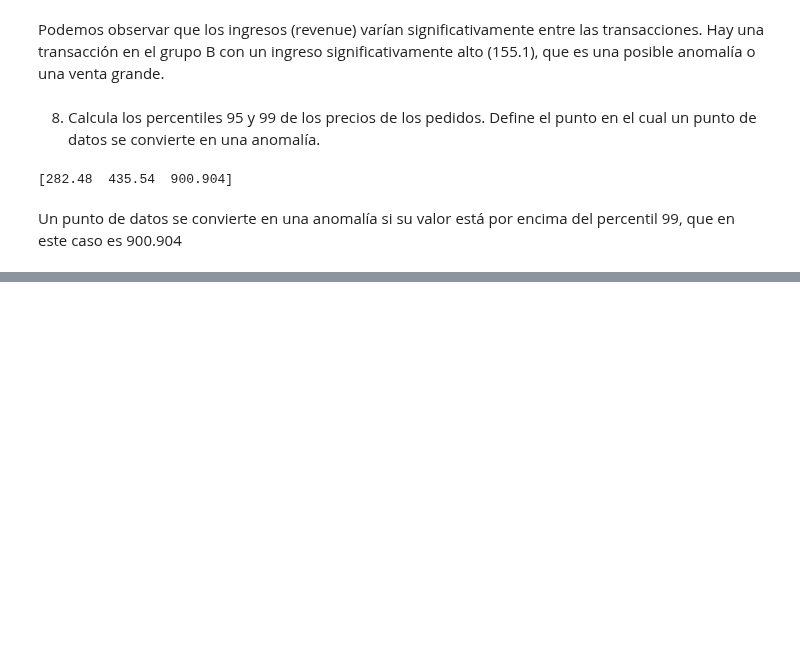
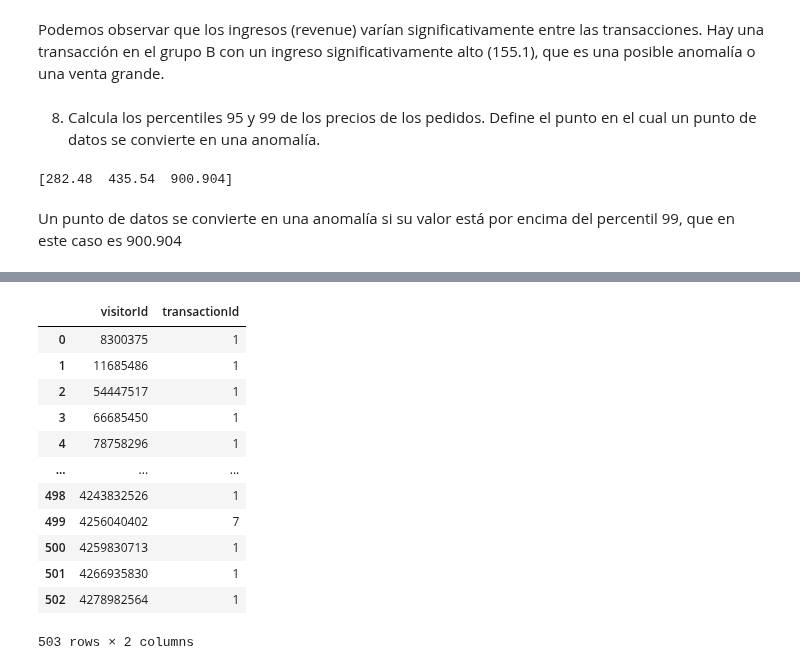
Before and after one commit to Dussand/testAB, a Jupyter notebook: pruebasAB.ipynb, the cells around one changed output, grey strips where cells are left out. Saved outputs shown, nothing was run; the diff lists cells and outputs as text; code cells hidden in the pictures; blank space fills up the shorter version.

```diff
--- a/pruebasAB.ipynb
+++ b/pruebasAB.ipynb
@@ -485,0 +617,22 @@ Un punto de datos se convierte en una anomalía si su valor está por encima del
+# %%
+ordersByUsersA = (
+    orders_df[orders_df['group'] == 'A']
+    .groupby('visitorId', as_index=False)
+    .agg({'transactionId': pd.Series.nunique})
+)
+
+ordersByUsersA
+# %% [output]
+|  | visitorId | transactionId |
+| 0 | 8300375 | 1 |
+| 1 | 11685486 | 1 |
+| 2 | 54447517 | 1 |
+| 3 | 66685450 | 1 |
+| 4 | 78758296 | 1 |
+| ... | ... | ... |
+| 498 | 4243832526 | 1 |
+| 499 | 4256040402 | 7 |
+| 500 | 4259830713 | 1 |
+| 501 | 4266935830 | 1 |
+| 502 | 4278982564 | 1 |
+503 rows × 2 columns
```
Also changed, not shown: parts of 30 cells of this notebook.
